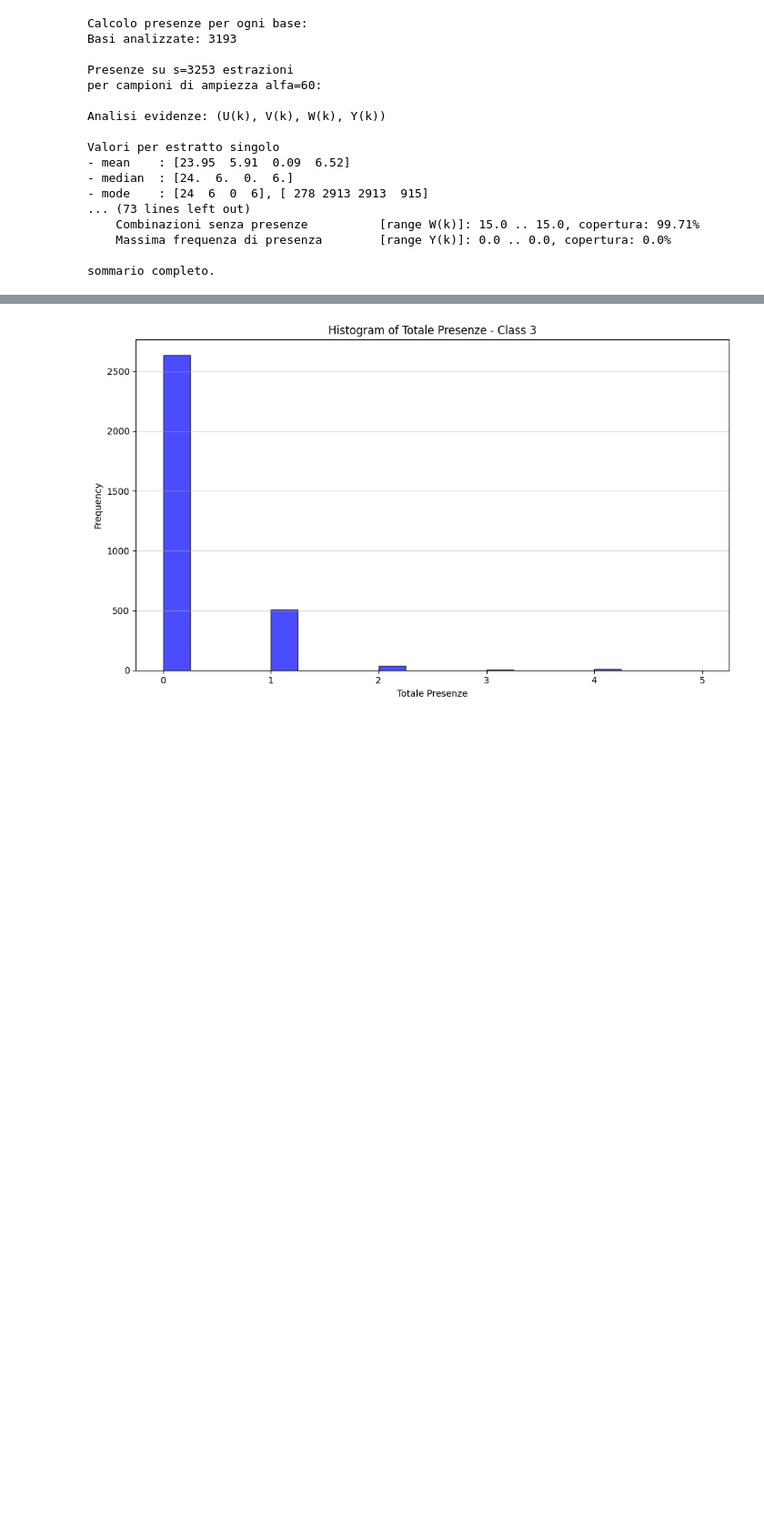
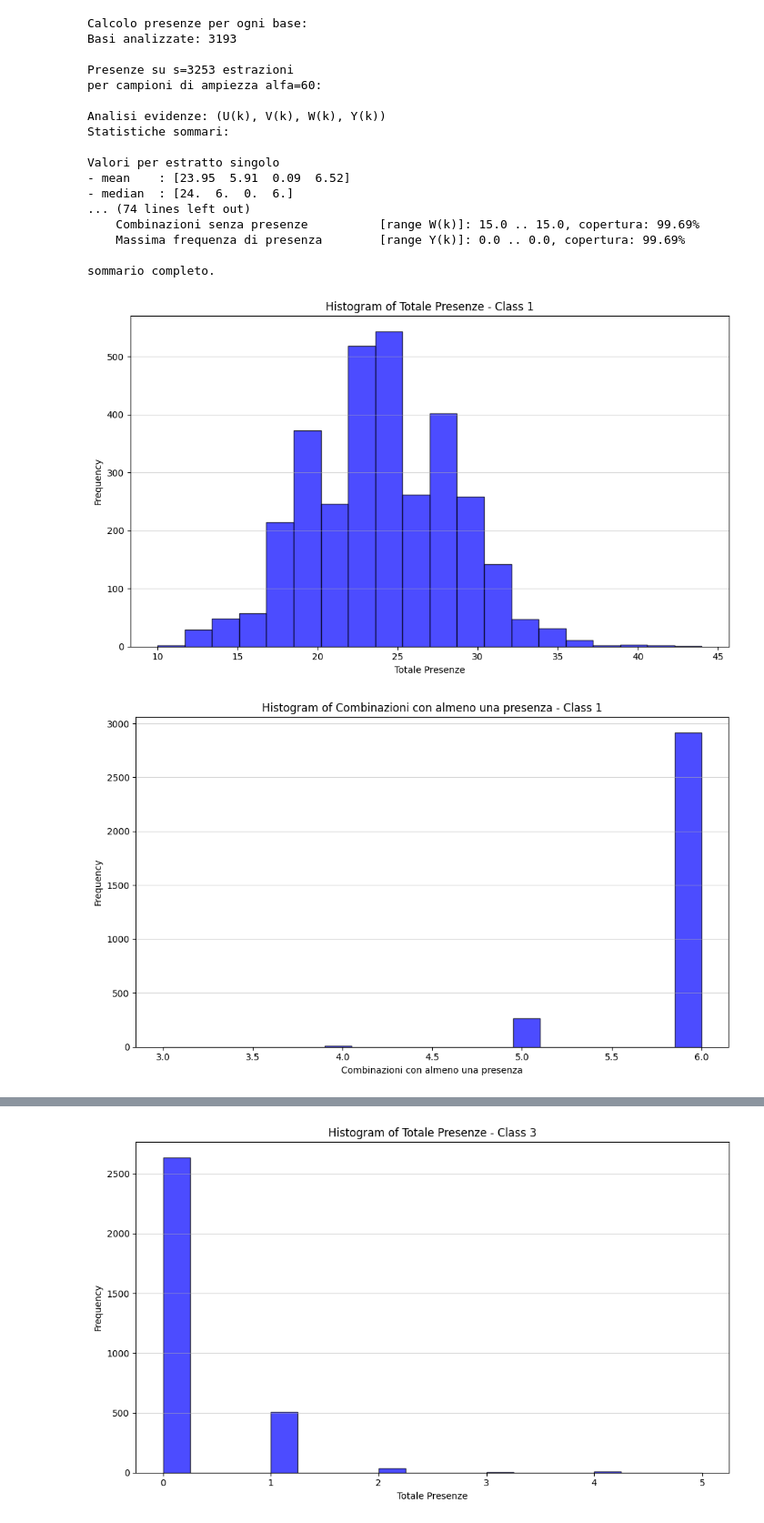
Before and after one commit to ricantares/super8slim, a Jupyter notebook: rebase1.ipynb, the cells around one changed output, grey strips where cells are left out. Shown at 91% size. Cells and saved outputs as stored; diff of their text form; code cells hidden in the pictures; blank space fills up the shorter version.

Commit message:
correzione calcolo copertura
Co-authored-by: Copilot <copilot@github.com>

```diff
--- a/rebase1.ipynb
+++ b/rebase1.ipynb
@@ -72,39 +72,41 @@ presenze = rl.calcolo_presenze(storico_estrazioni, size_campione)
 print("Basi analizzate:", len(storico_estrazioni) - size_campione)
 
 #  Sommario dei risultati per ogni classe di combinazioni
 print(f"\nPresenze su s={len(storico_estrazioni)} estrazioni \nper campioni di ampiezza alfa={size_campione}:")
 sommari = rl.calcolo_sommari(presenze)
 
 # Stampa dei risultati riassuntivi per ogni classe di combinazioni
 print ("\nAnalisi evidenze: (U(k), V(k), W(k), Y(k))")
 rl.statistiche_sommari(sommari)
 
         #print(f"    Somma dei sommari filtrati per classe k={i+1}: {risultato}")
         #print(f"    Copertura percentuale: {copertura}")
 
 print("\nsommario completo.")
 
 # Histogram
-# descr = ['Totale Presenze', 'Combinazioni con almeno una presenza', 'Combinazioni senza presenze', 'Massima frequenza di presenza']
-# for k in range(0,2):
-#     for j in range(0,4):
-#         data_column = [s[j] for s in sommari[k]]
-#         draw_histogram(data_column, k, descr[j])
+descr = ['Totale Presenze', 'Combinazioni con almeno una presenza', 'Combinazioni senza presenze', 'Massima frequenza di presenza']
+for k in range(0,2):
+    for j in range(0,4):
+        data_column = [s[j] for s in sommari[k]]
+        draw_histogram(data_column, k, descr[j])
 # %% [output]
 Calcolo presenze per ogni base:
 Basi analizzate: 3193
 
 Presenze su s=3253 estrazioni
 per campioni di ampiezza alfa=60:
 
 Analisi evidenze: (U(k), V(k), W(k), Y(k))
+Statistiche sommari:
 
 Valori per estratto singolo
 - mean    : [23.95  5.91  0.09  6.52]
 - median  : [24.  6.  0.  6.]
-- mode    : [24  6  0  6], [ 278 2913 2913  915]
-... (73 lines left out)
-    Combinazioni senza presenze          [range W(k)]: 15.0 .. 15.0, copertura: 99.71%
-    Massima frequenza di presenza        [range Y(k)]: 0.0 .. 0.0, copertura: 0.0%
+... (74 lines left out)
+    Combinazioni senza presenze          [range W(k)]: 15.0 .. 15.0, copertura: 99.69%
+    Massima frequenza di presenza        [range Y(k)]: 0.0 .. 0.0, copertura: 99.69%
 
 sommario completo.
+[figure, added]
+[figure, added]
```
Also changed, not shown: parts of 6 cells of this notebook, 2 other files.
